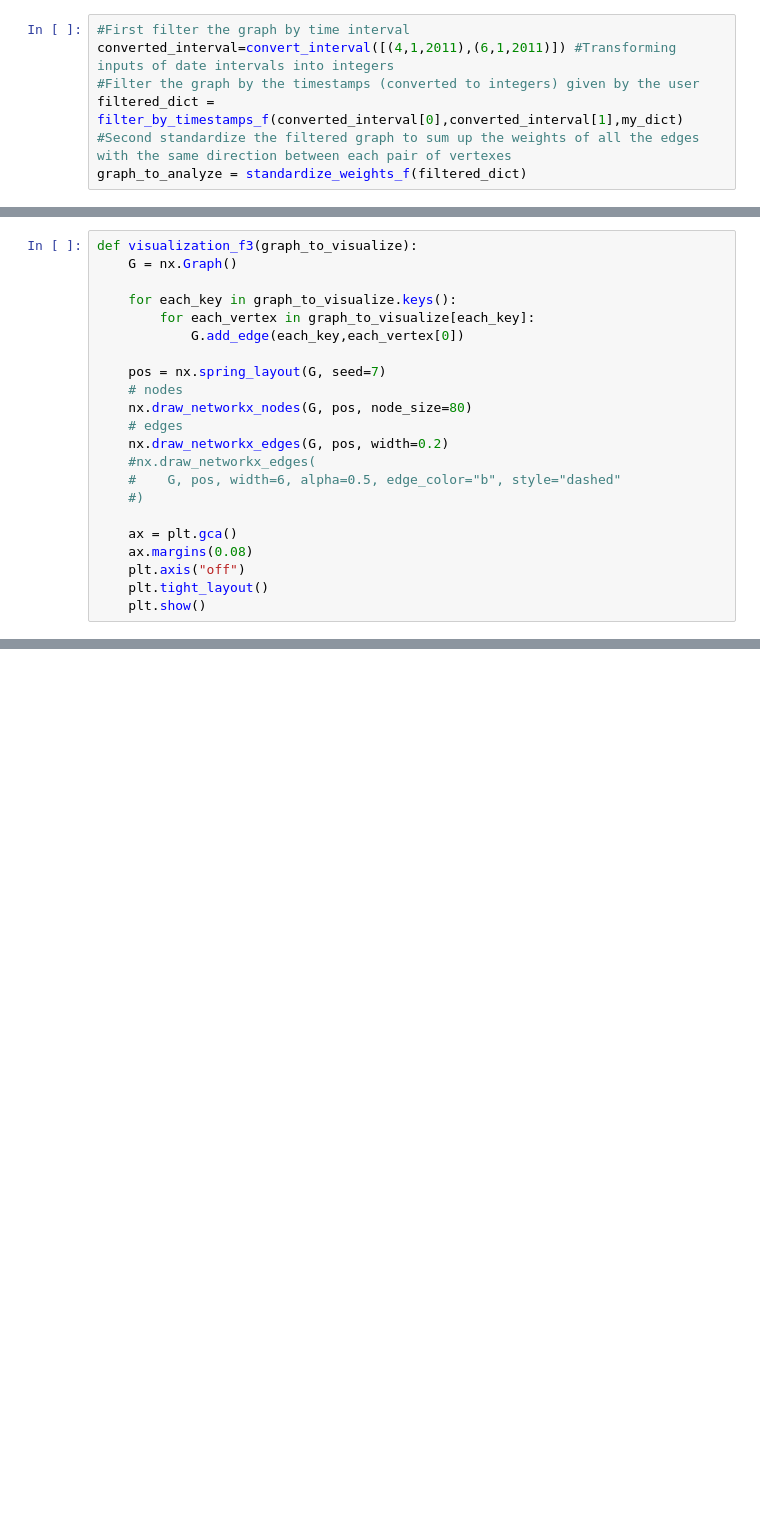
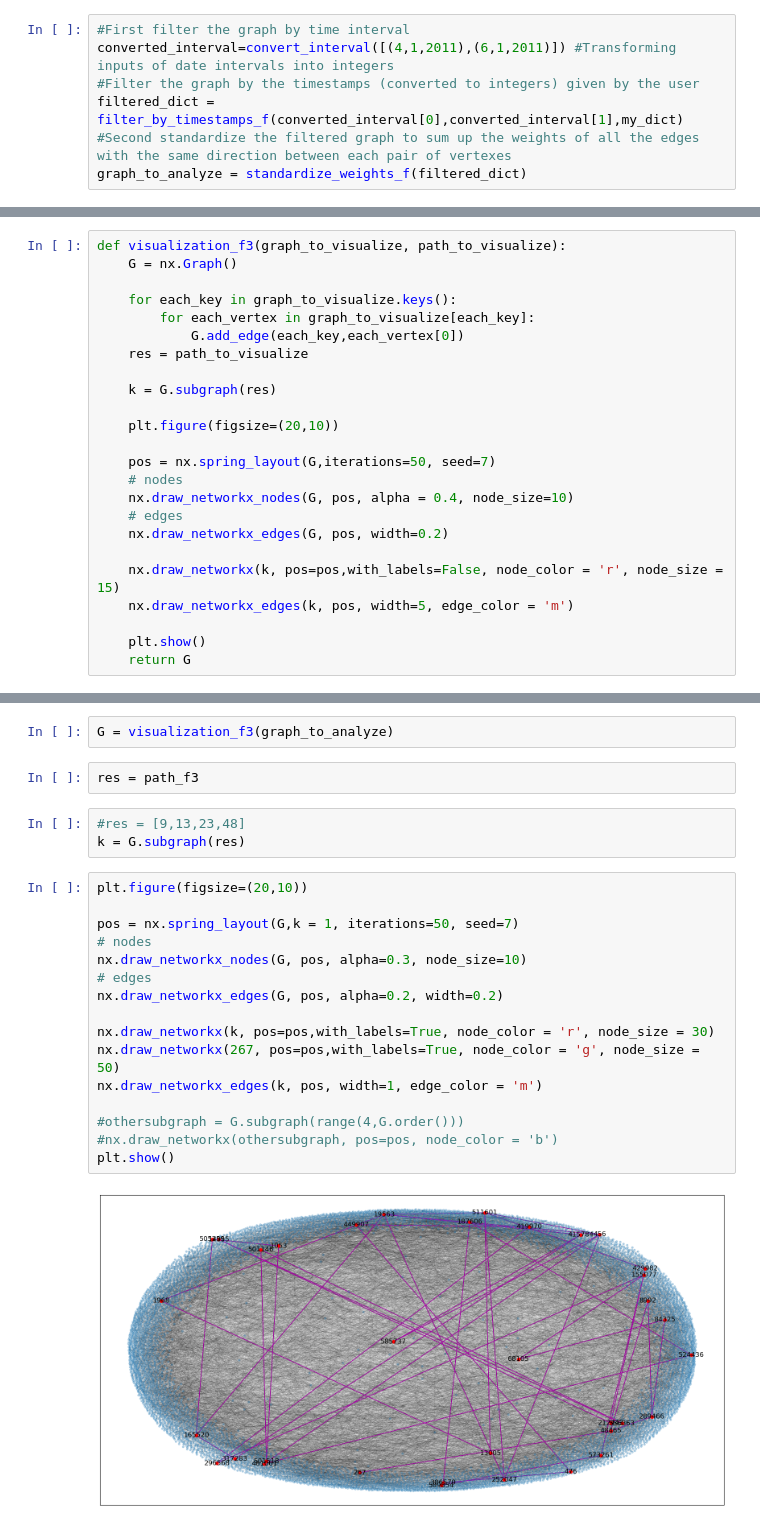
Before and after one commit to brauliovillalobos/ADM_HW5, a Jupyter notebook: Functionality_3/Functionality_3.ipynb, the cells around one changed output, grey strips where cells are left out. Saved outputs shown, nothing was run; the diff lists cells and outputs as text; blank space fills up the shorter version.

Commit message:
2nd draft visualization F3

```diff
--- a/Functionality_3/Functionality_3.ipynb
+++ b/Functionality_3/Functionality_3.ipynb
@@ -279,22 +248,24 @@ plt.show()
 # %%
-def visualization_f3(graph_to_visualize):
+def visualization_f3(graph_to_visualize, path_to_visualize):
     G = nx.Graph()
 
     for each_key in graph_to_visualize.keys():
         for each_vertex in graph_to_visualize[each_key]:
             G.add_edge(each_key,each_vertex[0])
+    res = path_to_visualize
 
-    pos = nx.spring_layout(G, seed=7)
+    k = G.subgraph(res)
+
+    plt.figure(figsize=(20,10))
+
+    pos = nx.spring_layout(G,iterations=50, seed=7)
     # nodes
-    nx.draw_networkx_nodes(G, pos, node_size=80)
+    nx.draw_networkx_nodes(G, pos, alpha = 0.4, node_size=10)
     # edges
     nx.draw_networkx_edges(G, pos, width=0.2)
-    #nx.draw_networkx_edges(
-    #    G, pos, width=6, alpha=0.5, edge_color="b", style="dashed"
-    #)
 
-    ax = plt.gca()
-    ax.margins(0.08)
-    plt.axis("off")
-    plt.tight_layout()
+    nx.draw_networkx(k, pos=pos,with_labels=False, node_color = 'r', node_size = 15)
+    nx.draw_networkx_edges(k, pos, width=5, edge_color = 'm')
+
     plt.show()
+    return G
@@ -304,0 +272,25 @@ visualization_f3(dict_test_2)
+# %%
+G = visualization_f3(graph_to_analyze)
+# %%
+res = path_f3
+# %%
+#res = [9,13,23,48]
+k = G.subgraph(res)
+# %%
+plt.figure(figsize=(20,10))
+
+pos = nx.spring_layout(G,k = 1, iterations=50, seed=7)
+# nodes
+nx.draw_networkx_nodes(G, pos, alpha=0.3, node_size=10)
+# edges
+nx.draw_networkx_edges(G, pos, alpha=0.2, width=0.2)
+
+nx.draw_networkx(k, pos=pos,with_labels=True, node_color = 'r', node_size = 30)
+nx.draw_networkx(267, pos=pos,with_labels=True, node_color = 'g', node_size = 50)
+nx.draw_networkx_edges(k, pos, width=1, edge_color = 'm')
+
+#othersubgraph = G.subgraph(range(4,G.order()))
+#nx.draw_networkx(othersubgraph, pos=pos, node_color = 'b')
+plt.show()
+# %% [output]
+[figure, added]
```
Also changed, not shown: parts of 12 cells of this notebook.
